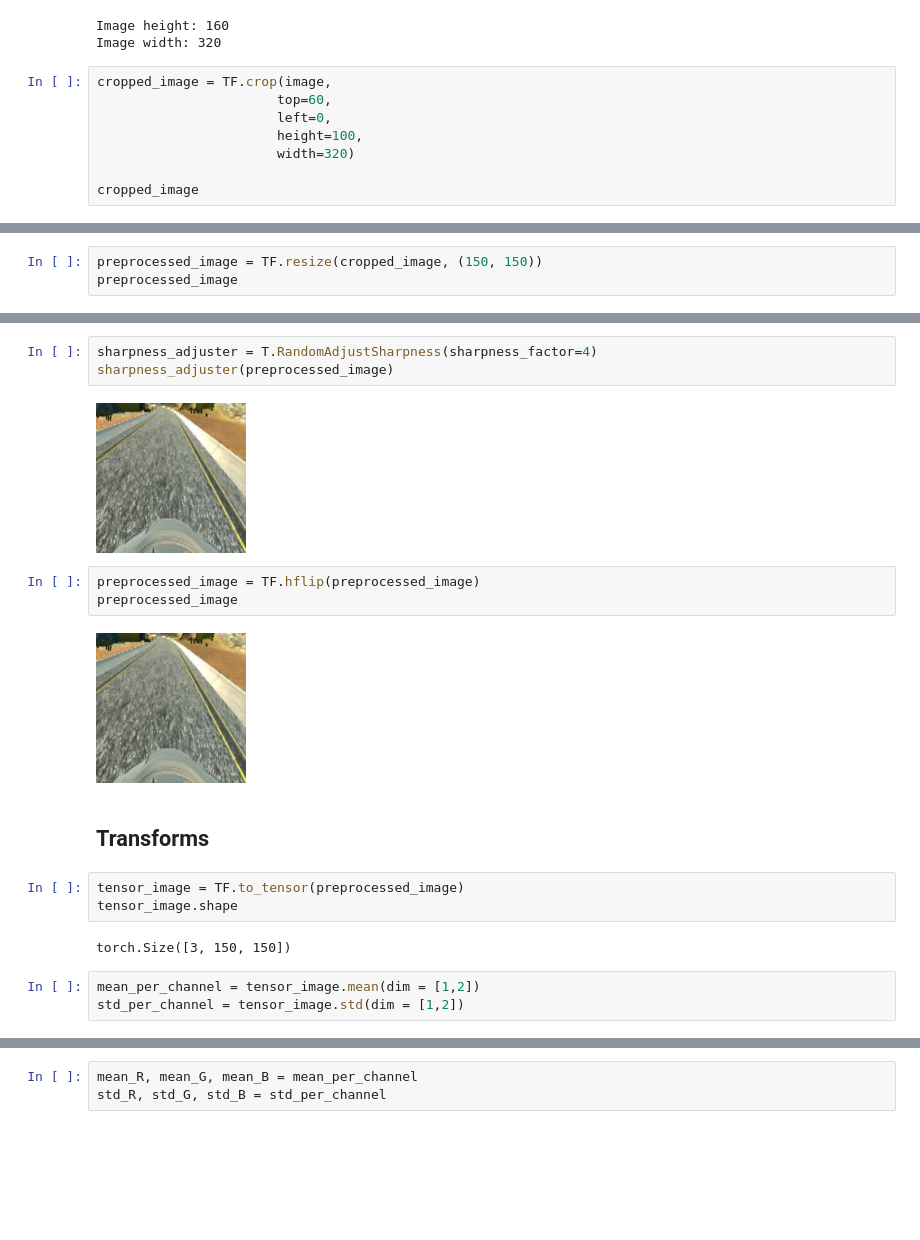
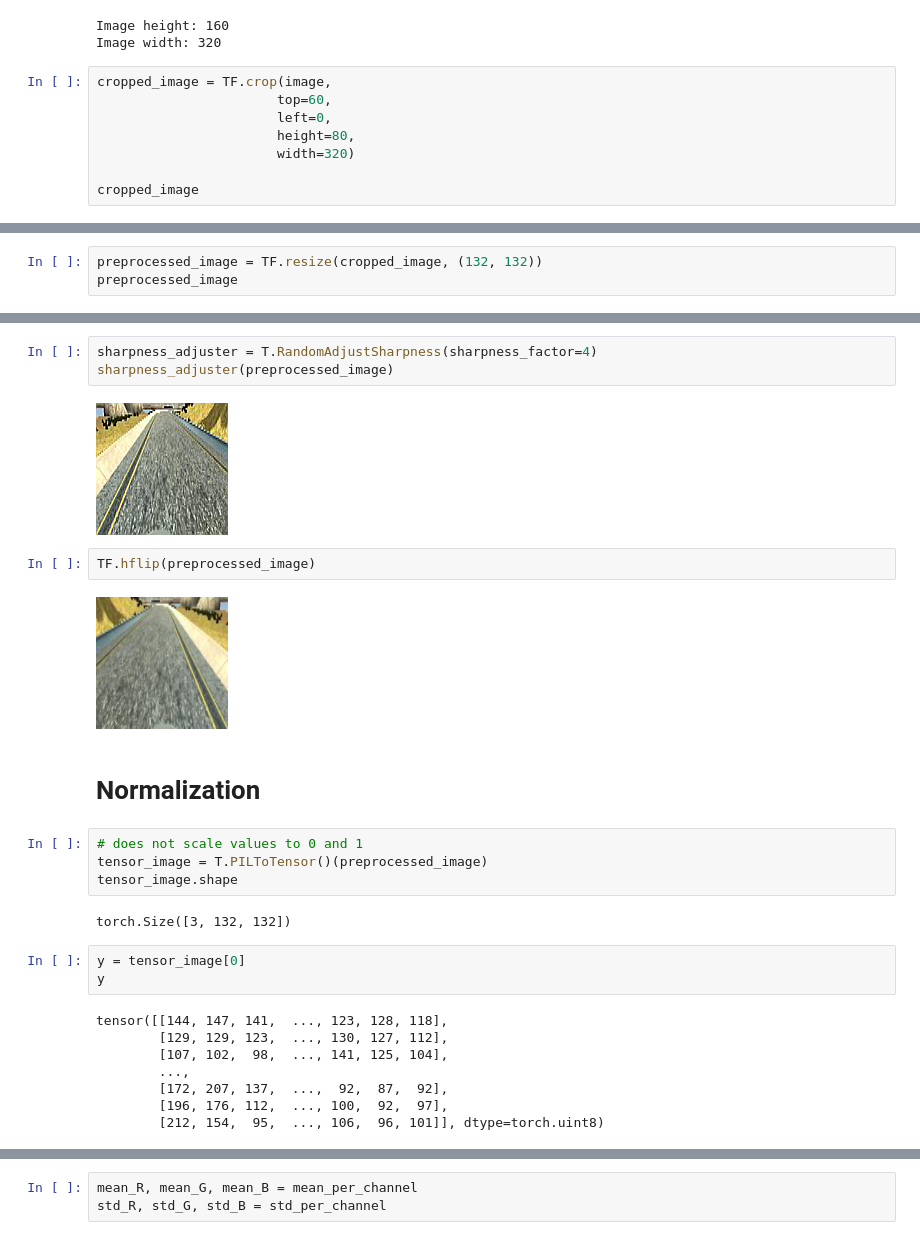
Before and after one commit to pranav-ap/udacity_driver, a Jupyter notebook: exploration.ipynb, the cells around one changed output, grey strips where cells are left out. Saved outputs shown, nothing was run; the diff lists cells and outputs as text; blank space fills up the shorter version.

```diff
--- a/exploration.ipynb
+++ b/exploration.ipynb
@@ -86,7 +85,7 @@ Image width: 320
 cropped_image = TF.crop(image,
                        top=60,
                        left=0,
-                       height=100,
+                       height=80,
                        width=320)
 
 cropped_image
@@ -100,5 +99,5 @@ Image height: 100
 Image width: 320
 # %%
-preprocessed_image = TF.resize(cropped_image, (150, 150))
+preprocessed_image = TF.resize(cropped_image, (132, 132))
 preprocessed_image
 # %% [output]
@@ -112,19 +109,27 @@ perspective_transformer(preprocessed_image)
 sharpness_adjuster = T.RandomAdjustSharpness(sharpness_factor=4)
 sharpness_adjuster(preprocessed_image)
 # %% [output]
-[figure, old version]
+[figure, new version]
 # %%
-preprocessed_image = TF.hflip(preprocessed_image)
-preprocessed_image
+TF.hflip(preprocessed_image)
 # %% [output]
-[figure, old version]
+[figure, new version]
 # %% [markdown]
-## Transforms
+# Normalization
 # %%
-tensor_image = TF.to_tensor(preprocessed_image)
+# does not scale values to 0 and 1
+tensor_image = T.PILToTensor()(preprocessed_image)
 tensor_image.shape
 # %% [output]
-torch.Size([3, 150, 150])
+torch.Size([3, 132, 132])
-# %%
-mean_per_channel = tensor_image.mean(dim = [1,2])
-std_per_channel = tensor_image.std(dim = [1,2])
+# %%
+y = tensor_image[0]
+y
+# %% [output]
+tensor([[144, 147, 141,  ..., 123, 128, 118],
+        [129, 129, 123,  ..., 130, 127, 112],
+        [107, 102,  98,  ..., 141, 125, 104],
+        ...,
+        [172, 207, 137,  ...,  92,  87,  92],
+        [196, 176, 112,  ..., 100,  92,  97],
+        [212, 154,  95,  ..., 106,  96, 101]], dtype=torch.uint8)
```
Also changed, not shown: parts of 31 cells of this notebook, 6 other files.
